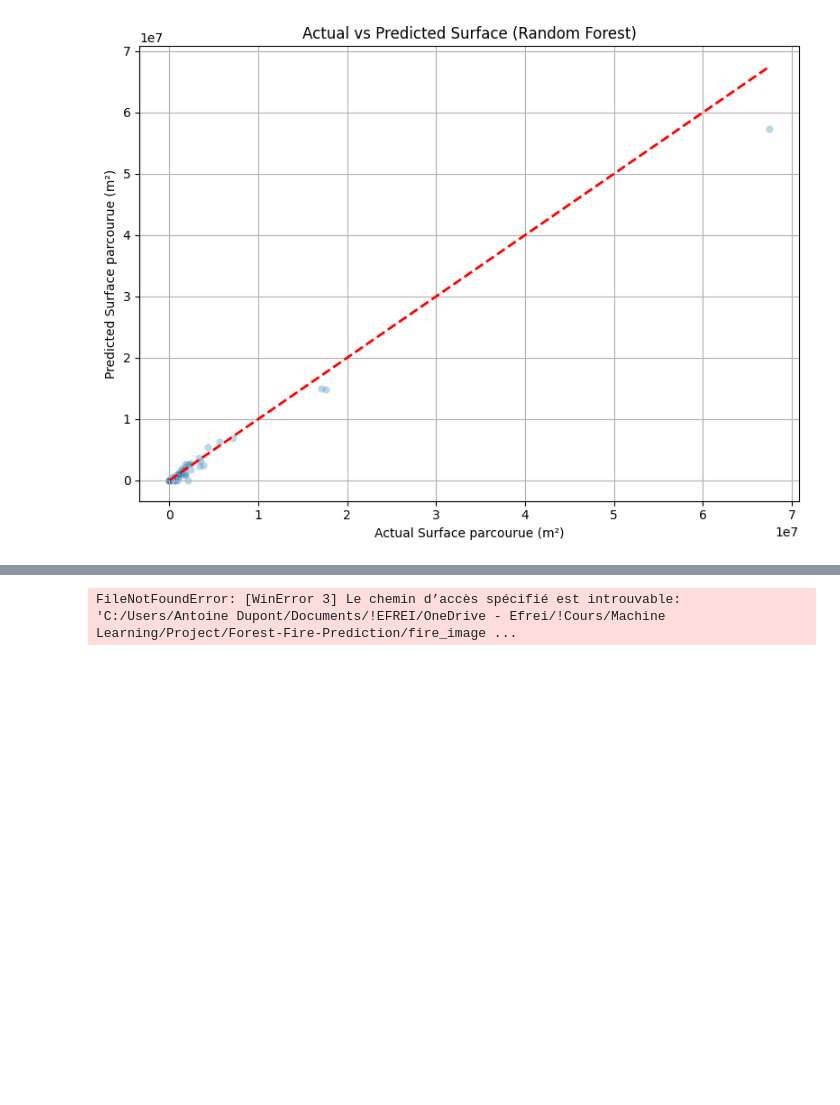
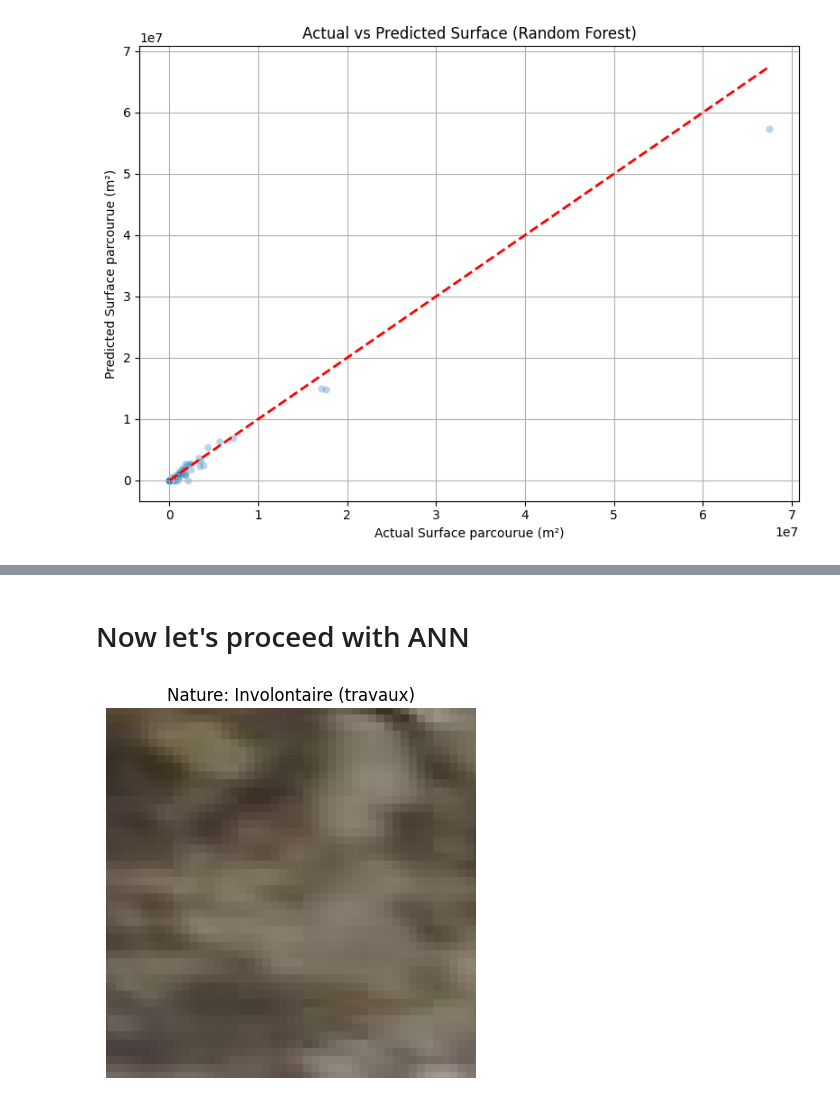
Before and after one commit to AntoineD01/Forest-Fire-Prediction, a Jupyter notebook: Forest-fire-prediction.ipynb, the cells around one changed output, grey strips where cells are left out. Drawn from its saved outputs; the diff is of its cells as text; code cells hidden in the pictures; blank space fills up the shorter version.

```diff
--- a/Forest-fire-prediction.ipynb
+++ b/Forest-fire-prediction.ipynb
@@ -555,29 +352,2 @@ from tensorflow.keras.optimizers import Adam
-# %%
-# Define paths
-base_dir = r'C:/Users/Antoine Dupont/Documents/!EFREI/OneDrive - Efrei/!Cours/Machine Learning/Project/Forest-Fire-Prediction/fire_images_classified'  # Update this path to your actual directory
-
-# Data augmentation and preprocessing
-train_datagen = ImageDataGenerator(
-    rescale=1./255,
-    validation_split=0.2  # Using 20% of the data for validation
-)
-
-# Training data generator
-train_generator = train_datagen.flow_from_directory(
-    base_dir,
-    target_size=(128, 128),  # Resize images to 128x128
-    batch_size=32,
-    class_mode='categorical',
-    subset='training'  # Set as training data
-)
-
-# Validation data generator
-validation_generator = train_datagen.flow_from_directory(
-    base_dir,
-    target_size=(128, 128),
-    batch_size=32,
-    class_mode='categorical',
-    subset='validation'  # Set as validation data
-)
-# %% [output]
-FileNotFoundError: [WinError 3] Le chemin d’accès spécifié est introuvable: 'C:/Users/Antoine Dupont/Documents/!EFREI/OneDrive - Efrei/!Cours/Machine Learning/Project/Forest-Fire-Prediction/fire_image ...
+# %% [markdown]
+# Now let's proceed with ANN
@@ -583,0 +363,30 @@ FileNotFoundError: [WinError 3] Le chemin d’accès spécifié est introuvable:
+# %%
+# Load CSV
+df = pd.read_csv("df_nature_with_images.csv")
+
+# Normalize file paths (Windows to Unix-style)
+df['image_path'] = df['image_path'].apply(lambda x: x.replace('\\', '/'))
+
+# Keep only rows where image exists
+df = df[df['image_path'].apply(os.path.exists)].reset_index(drop=True)
+
+# Encode the 'Nature' column
+label_encoder = LabelEncoder()
+df['label'] = label_encoder.fit_transform(df['Nature'])
+# %%
+import matplotlib.pyplot as plt
+
+def plot_image(index):
+    img_path = df.loc[index, 'image_path']
+    label = df.loc[index, 'Nature']
+
+    img = load_img(img_path)
+
+    plt.imshow(img)
+    plt.title(f"Nature: {label}")
+    plt.axis('off')
+    plt.show()
+# %%
+plot_image(1)
+# %% [output]
+[figure, added]
```
Also changed, not shown: parts of 17 cells of this notebook.
